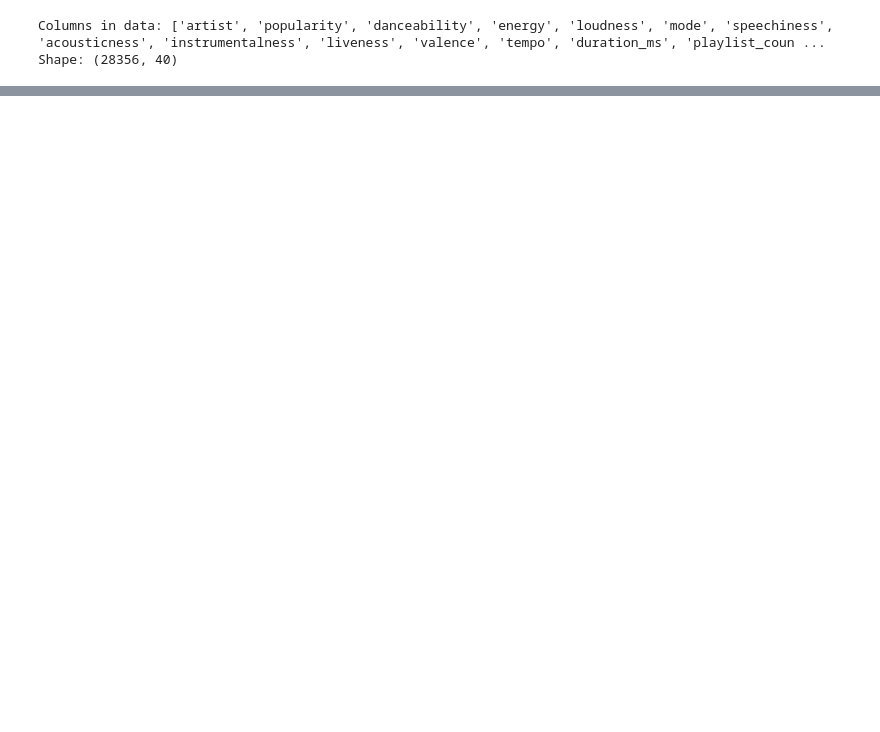
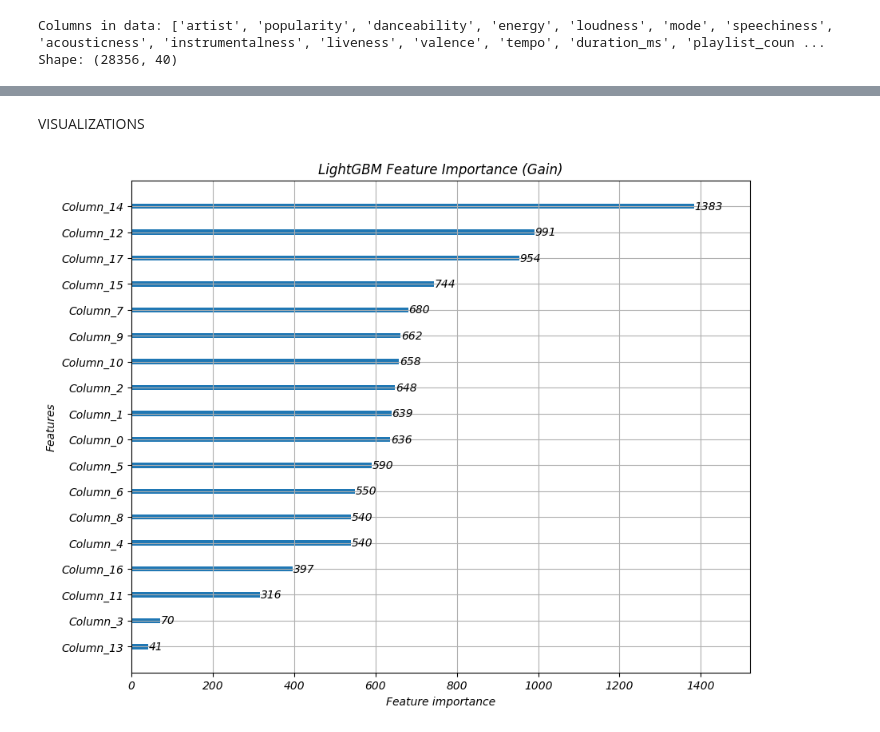
Before and after one commit to essraAlp/spotifyTrendAnalysis, a Jupyter notebook: models/lightGBM.ipynb, the cells around one changed output, grey strips where cells are left out. Cells and saved outputs as stored; diff of their text form; code cells hidden in the pictures; blank space fills up the shorter version.

```diff
--- a/models/lightGBM.ipynb
+++ b/models/lightGBM.ipynb
@@ -27,3 +79,9 @@ grid = {
     'metric': ['rmse'],
 }
 depth_leaves_pairs = [(5, 32), (7, 125), (8, 256), (9, 512)]
+# %%
+lgbm_pipe = Pipeline([
+    ("fe", FeatureEngineer()),
+    ("scaler", StandardScaler()),
+    ("model", LGBMRegressor(verbose=-1))
+])
@@ -53,9 +159,6 @@ def grid_search_lgbm(X, y, grid):
 # %%
-X_train1, X_test, y_train1, y_test = train_test_split(X, y, test_size=0.2, random_state = 42)
-fe = FeatureEngineer()
-X_train = fe.fit_transform(X_train1, y_train1)
-X_test = fe.transform(X_test)
-best_params, best_mae = grid_search_lgbm(X_train, y_train1, grid)
+best_params, best_mae = pipeline_grid_search_lgbm(X_train, y_train, grid, depth_leaves_pairs)
+
 print("Best MAE: ", best_mae)
 print("Best Parameters: ", best_params)
 # %% [output]
@@ -64,8 +166,0 @@ Best Parameters:  {'objective': 'regression', 'min_split_gain': 0.25, 'learning_
-# %%
-model = LGBMRegressor(**best_params)
-model.fit(X_train, y_train1)
-y_pred = model.predict(X_test)
-mae = mean_absolute_error(y_test, y_pred)
-print("MAE Score for LightGBM with best parameters: ", mae)
-r2 = r2_score(y_test, y_pred)
-print("R2 Score for LightGBM with best parameters: ", r2)
@@ -74,0 +167,7 @@ R2 Score for LightGBM with best parameters:  0.26930214068766745
+# %%
+lgbm_pipe.set_params(**best_params)
+
+lgbm_pipe.fit(X_train, y_train)
+
+y_train_pred = lgbm_pipe.predict(X_train)
+y_test_pred = lgbm_pipe.predict(X_test)
@@ -74,0 +194,2 @@ R2 Score for LightGBM with best parameters:  0.26930214068766745
+# %% [markdown]
+VISUALIZATIONS
@@ -74,0 +198,11 @@ R2 Score for LightGBM with best parameters:  0.26930214068766745
+# %%
+import lightgbm as lgb
+import matplotlib.pyplot as plt
+
+model = lgbm_pipe.named_steps["model"]
+
+lgb.plot_importance(model, max_num_features=25, figsize=(10, 8))
+plt.title("LightGBM Feature Importance (Gain)")
+plt.show()
+# %% [output]
+[figure, added]
```
Also changed, not shown: parts of 15 cells of this notebook, 5 other files.
